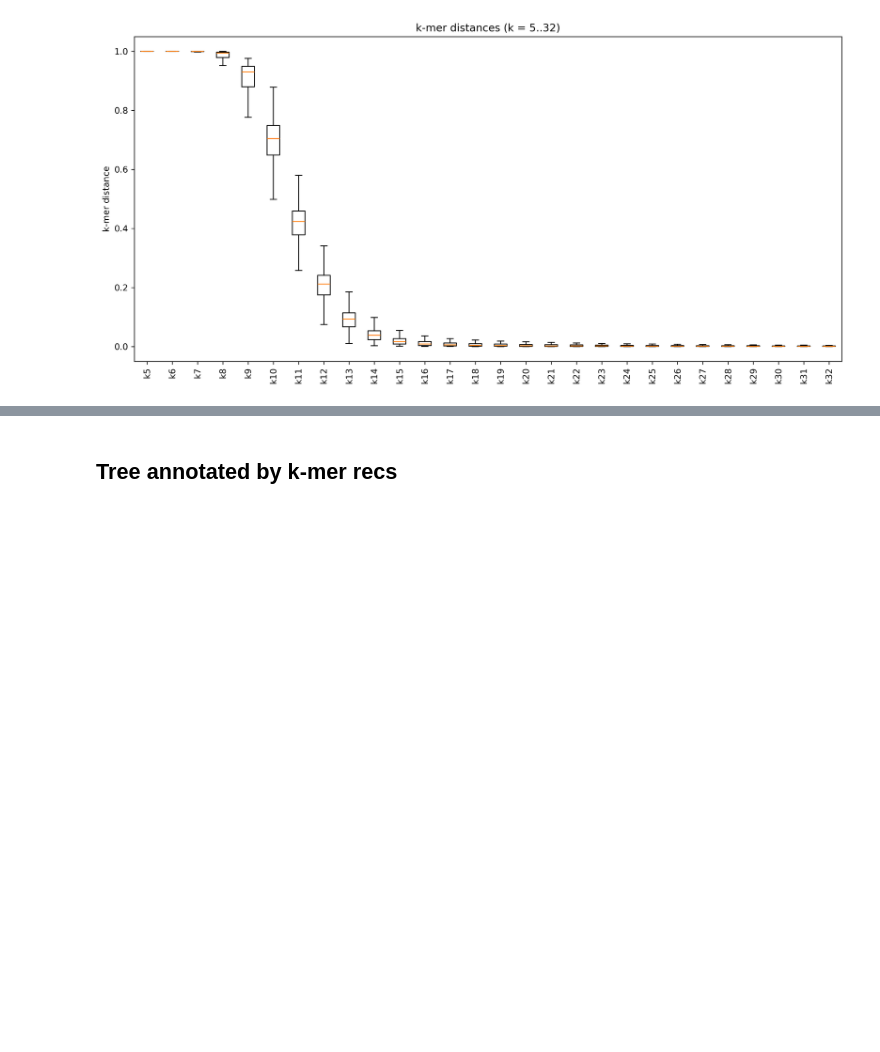
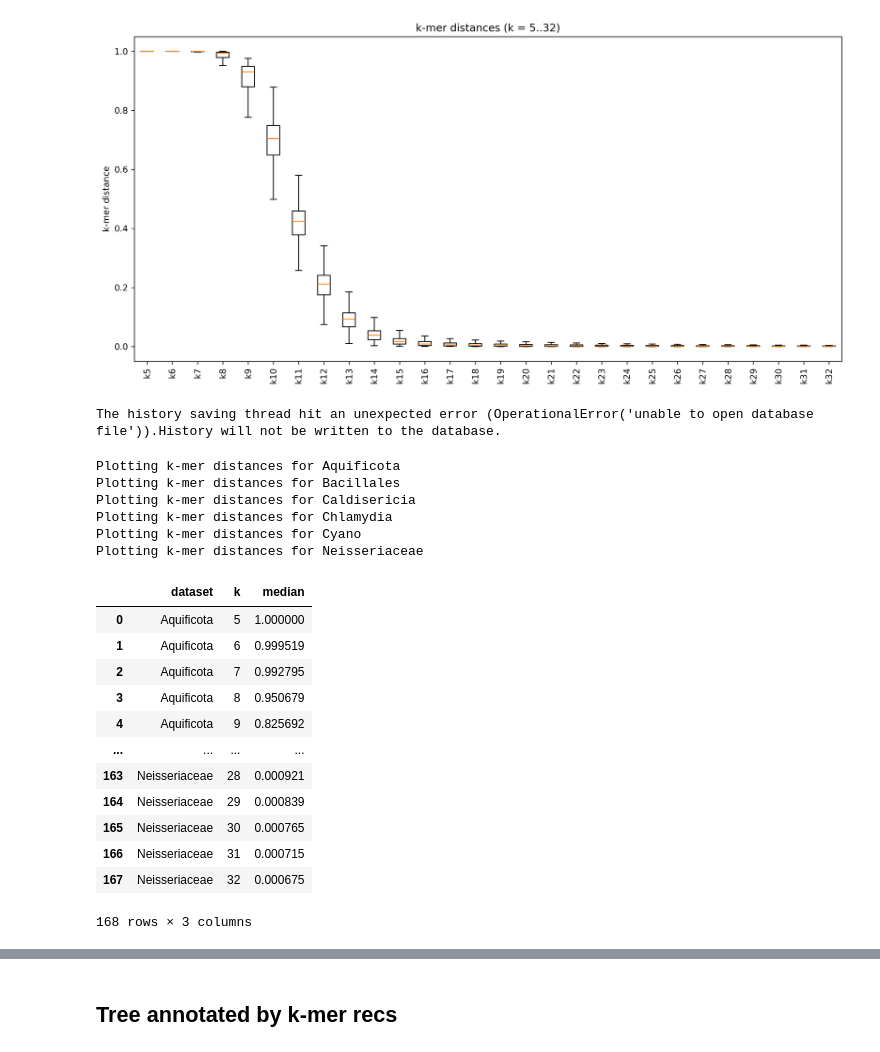
Before and after one commit to StephenHwang/Ok-k-mer, a Jupyter notebook: src/tree_mask.ipynb, the cells around one changed output, grey strips where cells are left out. Cells and saved outputs as stored; diff of their text form; code cells hidden in the pictures; blank space fills up the shorter version.

```diff
--- a/src/tree_mask.ipynb
+++ b/src/tree_mask.ipynb
@@ -601,0 +593,49 @@ Plotting k-mer distances for Neisseriaceae
+# %%
+
+def calc_k_medians(merged_df, k_min=5, k_max=64):
+    """
+    For each k in range k_min to k_max, calculate the median k-mer distance
+    and return a dictionary with k as key and median as value.
+    """
+    k_medians = {}
+    for k in range(k_min, k_max + 1):
+        col = f"k{k}_distance"
+        if col in merged_df.columns:
+            median_val = merged_df[col].dropna().median()
+            k_medians[k] = median_val
+    return k_medians
+# %% [output]
+The history saving thread hit an unexpected error (OperationalError('unable to open database file')).History will not be written to the database.
+# %%
+
+# import pandas as pd
+
+k_medians_records = []
+for name, df in datasets:
+    print(f"Plotting k-mer distances for {name}")
+    medians = calc_k_medians(df, k_min=5, k_max=32)
+    for k, median_val in medians.items():
+        k_medians_records.append({"dataset": name, "k": k, "median": median_val})
+
+k_medians_df = pd.DataFrame(k_medians_records)
+k_medians_df
+# %% [output]
+Plotting k-mer distances for Aquificota
+Plotting k-mer distances for Bacillales
+Plotting k-mer distances for Caldisericia
+Plotting k-mer distances for Chlamydia
+Plotting k-mer distances for Cyano
+Plotting k-mer distances for Neisseriaceae
+|  | dataset | k | median |
+| 0 | Aquificota | 5 | 1.000000 |
+| 1 | Aquificota | 6 | 0.999519 |
+| 2 | Aquificota | 7 | 0.992795 |
+| 3 | Aquificota | 8 | 0.950679 |
+| 4 | Aquificota | 9 | 0.825692 |
+| ... | ... | ... | ... |
+| 163 | Neisseriaceae | 28 | 0.000921 |
+| 164 | Neisseriaceae | 29 | 0.000839 |
+| 165 | Neisseriaceae | 30 | 0.000765 |
+| 166 | Neisseriaceae | 31 | 0.000715 |
+| 167 | Neisseriaceae | 32 | 0.000675 |
+168 rows × 3 columns
```
Also changed, not shown: parts of 5 cells of this notebook.
